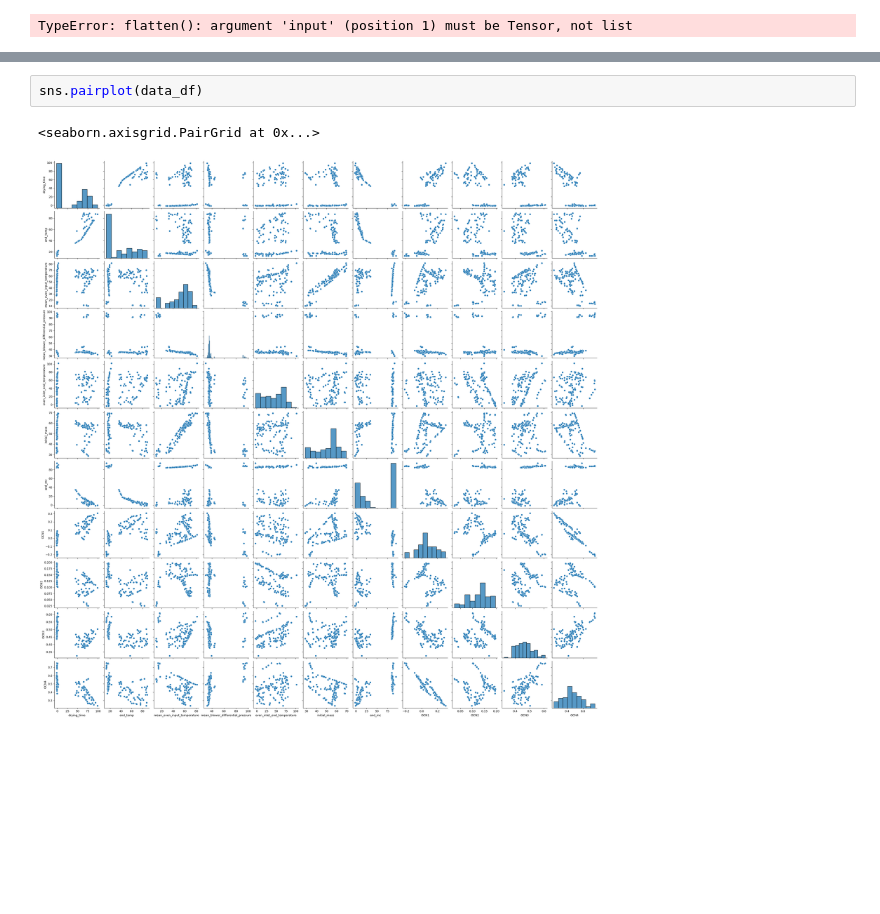
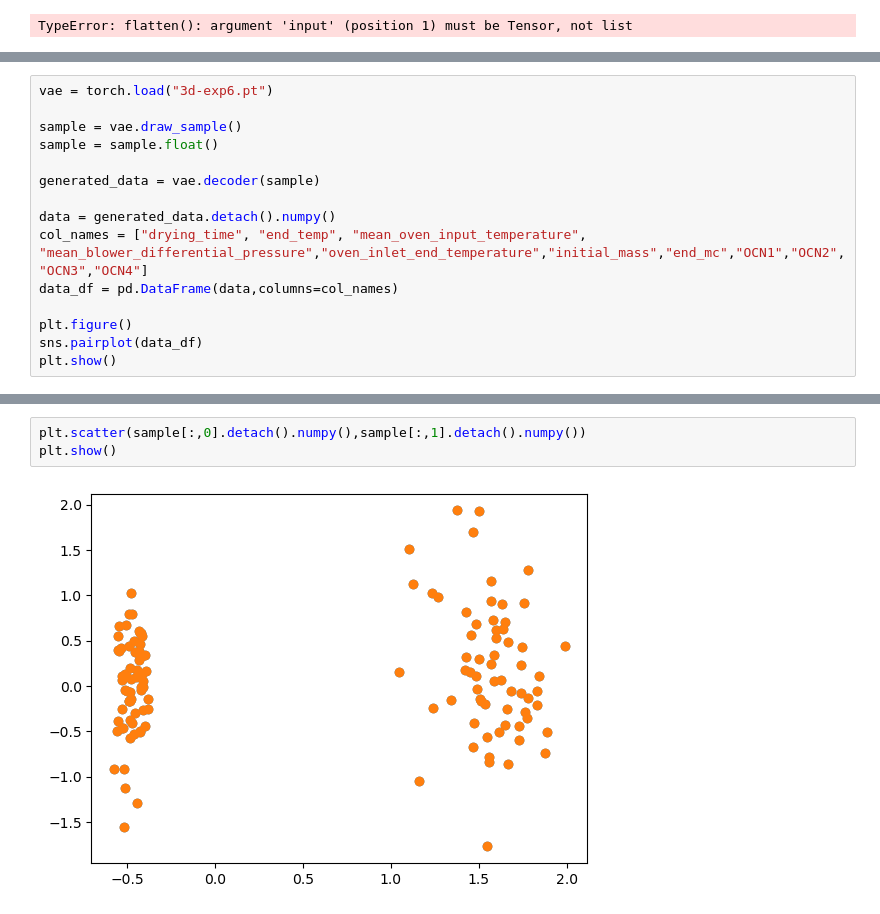
Before and after one commit to ChristianWewer/Code, a Jupyter notebook: DA-VAE.ipynb, the cells around one changed output, grey strips where cells are left out. Cells and saved outputs as stored; diff of their text form; blank space fills up the shorter version.

```diff
--- a/DA-VAE.ipynb
+++ b/DA-VAE.ipynb
@@ -51,0 +60,15 @@ data_df = pd.DataFrame(data,columns=col_names)
+# %%
+vae = torch.load("3d-exp6.pt")
+
+sample = vae.draw_sample()
+sample = sample.float()
+
+generated_data = vae.decoder(sample)
+
+data = generated_data.detach().numpy()
+col_names = ["drying_time", "end_temp", "mean_oven_input_temperature", "mean_blower_differential_pressure","oven_inlet_end_temperature","initial_mass","end_mc","OCN1","OCN2","OCN3","OCN4"]
+data_df = pd.DataFrame(data,columns=col_names)
+
+plt.figure()
+sns.pairplot(data_df)
+plt.show()
@@ -52,5 +78,5 @@ data_df = pd.DataFrame(data,columns=col_names)
 # %%
-sns.pairplot(data_df)
+plt.scatter(sample[:,0].detach().numpy(),sample[:,1].detach().numpy())
+plt.show()
 # %% [output]
-<seaborn.axisgrid.PairGrid at 0x...>
-[figure, old version]
+[figure, new version]
```
Also changed, not shown: parts of 5 cells of this notebook, 7 other files.
